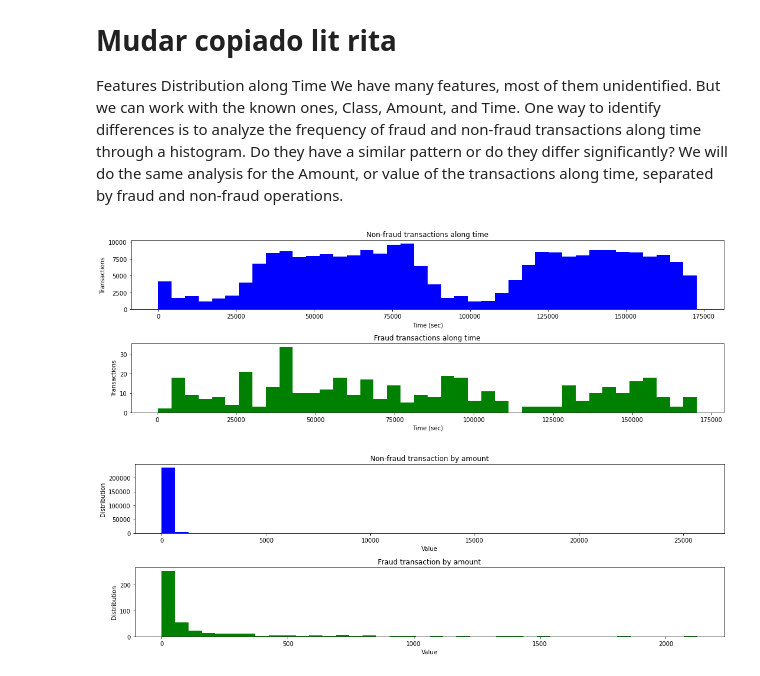
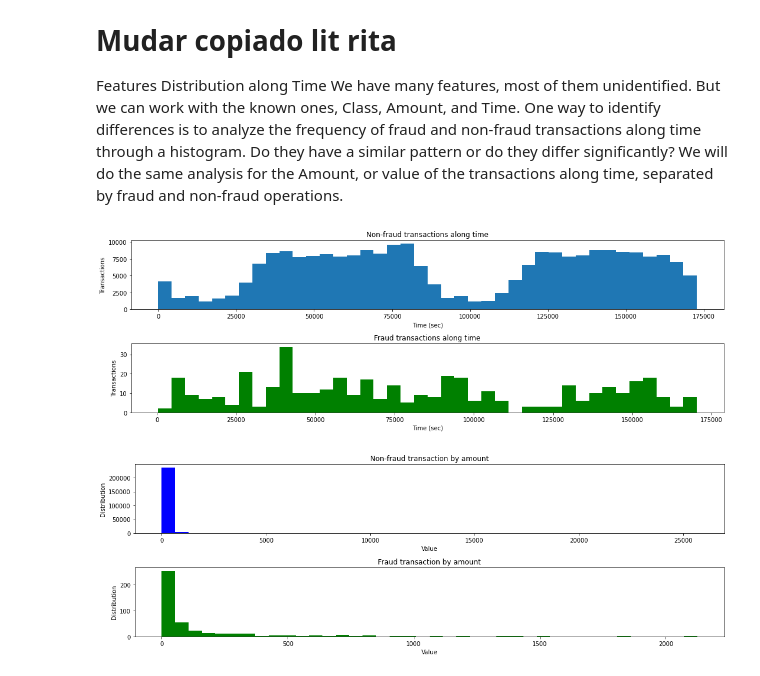
Before and after one commit to Mdrsilva/Credit_Card_Fraud_Detection_Data_Analysis, a Jupyter notebook: Credit_Card_Fraud_Detection.ipynb, the cells around one changed output. Cells and saved outputs as stored; diff of their text form; code cells hidden in the pictures.

```diff
--- a/Credit_Card_Fraud_Detection.ipynb
+++ b/Credit_Card_Fraud_Detection.ipynb
@@ -317,22 +306,22 @@ We have many features, most of them unidentified. But we can work with the known
 # %%
 # Plotting transactions class along the time
 fig, (ax1, ax2) = plt.subplots(nrows=2, ncols=1, figsize=(15,5))
 
-df[df.Class==0].Time.hist(ax=ax1, color='blue', label='Non-fraud', bins=40)
+df[df.Class==0].Time.hist(ax=ax1, label='Non-fraud', bins=40)
 ax1.grid(False)
 ax1.set_title('Non-fraud transactions along time')
 ax1.set_ylabel('Transactions')
 ax1.set_xlabel('Time (sec)')
 
 df[df.Class==1].Time.hist(ax=ax2, color='green', label='Fraud', bins=40)
 ax2.grid(False)
 ax2.set_title('Fraud transactions along time')
 ax2.set_ylabel('Transactions')
 ax2.set_xlabel('Time (sec)')
 
 plt.tight_layout();
 # %% [output]
-[figure, old version]
+[figure, new version]
 # %%
 # Plotting transactions class by amount
 fig, (ax1, ax2) = plt.subplots(nrows=2, ncols=1, figsize=(15,5))
```
Also changed, not shown: parts of 25 cells of this notebook.
